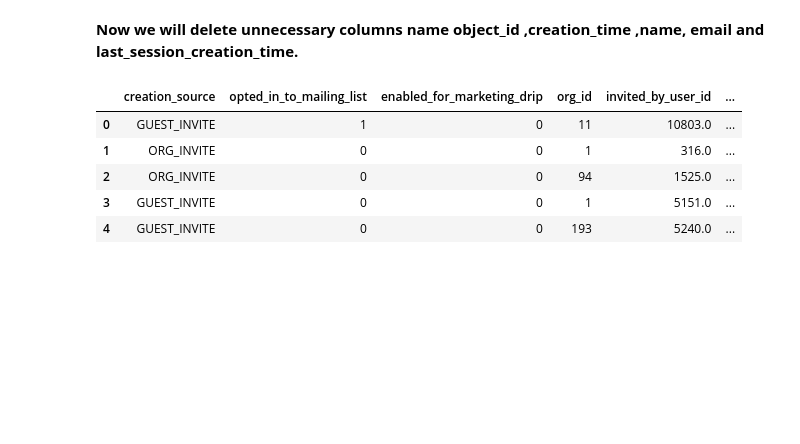
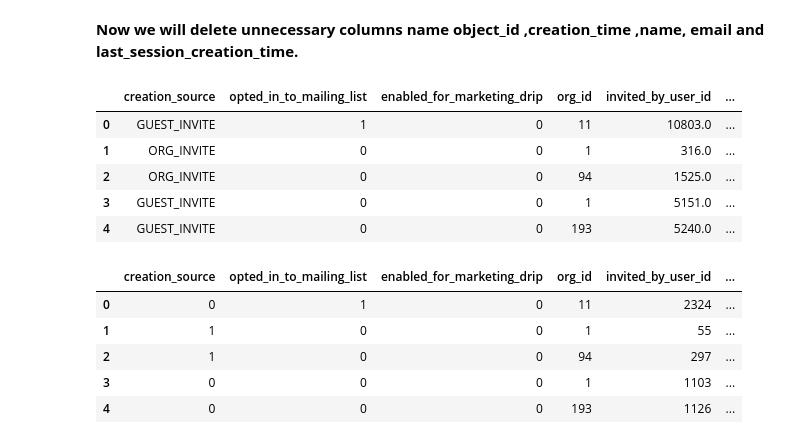
Before and after one commit to sabheen9/relax_challenge, a Jupyter notebook: relax_challenge.ipynb, the cells around one changed output. Saved outputs shown, nothing was run; the diff lists cells and outputs as text; code cells hidden in the pictures; blank space fills up the shorter version.

```diff
--- a/relax_challenge.ipynb
+++ b/relax_challenge.ipynb
@@ -177,3 +177,21 @@ users.head()
 | 2 | ORG_INVITE | 0 | 0 | 94 | 1525.0 | ... |
 | 3 | GUEST_INVITE | 0 | 0 | 1 | 5151.0 | ... |
 | 4 | GUEST_INVITE | 0 | 0 | 193 | 5240.0 | ... |
+# %%
+from sklearn.preprocessing import LabelEncoder
+
+lab_encode=LabelEncoder()
+columns_to_encode = ["creation_source", "org_id","invited_by_user_id"]
+
+for col in columns_to_encode:
+    if col in users.columns:
+        users[col] = lab_encode.fit_transform(users[col])
+# %%
+users.head()
+# %% [output]
+|  | creation_source | opted_in_to_mailing_list | enabled_for_marketing_drip | org_id | invited_by_user_id | ... |
+| 0 | 0 | 1 | 0 | 11 | 2324 | ... |
+| 1 | 1 | 0 | 0 | 1 | 55 | ... |
+| 2 | 1 | 0 | 0 | 94 | 297 | ... |
+| 3 | 0 | 0 | 0 | 1 | 1103 | ... |
+| 4 | 0 | 0 | 0 | 193 | 1126 | ... |
```
Also changed, not shown: parts of 4 cells of this notebook.
